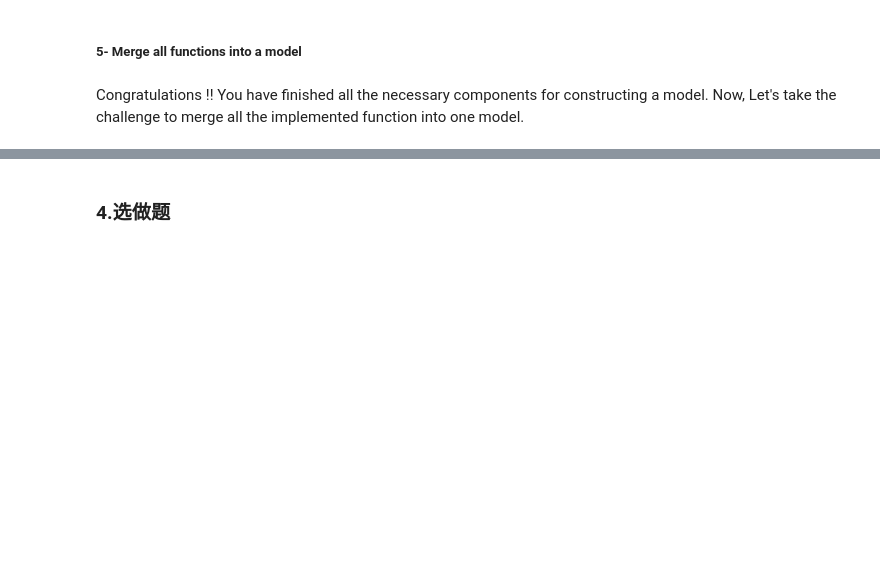
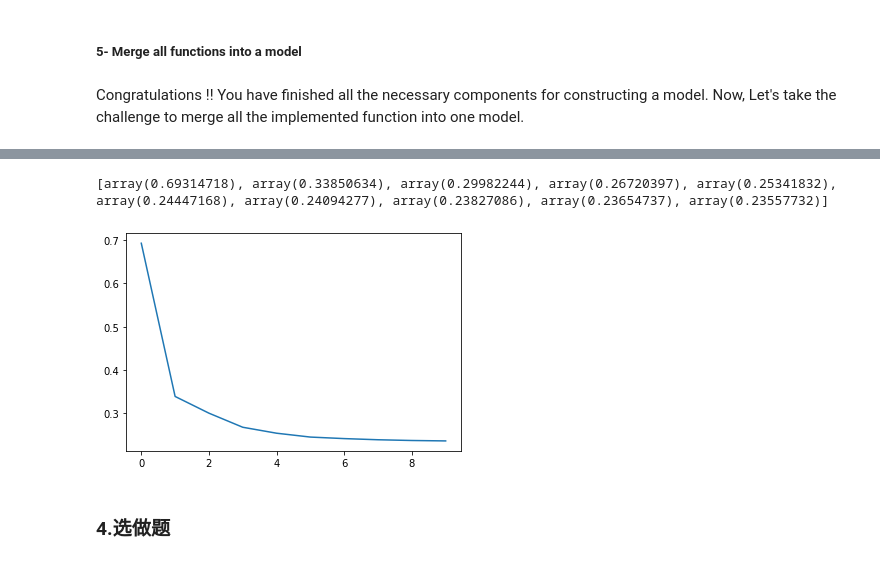
Before and after one commit to haojiefu007/MyPython, a Jupyter notebook: Nlp/assignment_4/Assignment_4.ipynb, the cells around one changed output, grey strips where cells are left out. Drawn from its saved outputs; the diff is of its cells as text; code cells hidden in the pictures; blank space fills up the shorter version.

```diff
--- a/Nlp/assignment_4/Assignment_4.ipynb
+++ b/Nlp/assignment_4/Assignment_4.ipynb
@@ -109,7 +171,7 @@ def sigmoid(z):
     Return:
     s -- sigmoid(z)
     '''
-    s = None
+    s = 1./(1 + np.exp(-1 * z))
 
     return s
 # %%
@@ -124,6 +186,7 @@ sigmoid([0,2]) = None
 Finishe the initialize_parameters function below
 # %%
 # Random innitialize the parameters
+import random
 
 def initialize_parameters(dim):
     '''
@@ -134,8 +197,9 @@ def initialize_parameters(dim):
     b -- initializaed scalar
     '''
 
-    w = None
-    b = None
+    #w = np.random.randn(dim, 1)
+    w = np.zeros((dim, 1))
+    b = 0
 
     assert(w.shape == (dim,1))
     assert(isinstance(b,float) or isinstance(b,int))
@@ -269,7 +381,7 @@ def predict(w, b, X):
 # %% [markdown]
 Congratulations !! You have finished all the necessary components for constructing a model. Now, Let's take the challenge to merge all the implemented function into one model.
 # %%
-def model(X_train, Y_trein, X_test, Y_test, num_iterations, learning_rate,print_cost):
+def model(X_train, Y_train, X_test, Y_test, num_iterations, learning_rate,print_cost):
     """
     Build the logistic regression model by calling all the functions you have implemented.
     Arguments:
@@ -289,4 +401,28 @@ def model(X_train, Y_trein, X_test, Y_test, num_iterations, learning_rate,print_
              "test_accuracy":test_accuracy,
              "cost":cost}
     """
-    None
+    d = {}
+
+    w, b = initialize_parameters(X_train.shape[1])
+    #print(w)
+    #print(b)
+    params, grads, costs = optimize(w, b, X_train, Y_train, num_iterations, learning_rate, print_cost=False)
+
+    Y_train_prediction = predict(params['w'],params['b'],X_train)
+
+    Y_test_prediction = predict(params['w'],params['b'],X_test)
+
+    count = 0
+
+    for i in range(len(Y_test)):
+        if Y_test_prediction[0][i] == Y_test[i]:
+            count += 1
+
+
+    d['w'] = params['w']
+    d['b'] = params['b']
+    d['train_accuracy'] = 1 - np.mean(np.abs(Y_train_prediction - np.array(Y_train).reshape(1, len(Y_train))))
+    d['test_accuracy'] = count / len(Y_test)
+    d['test_accuracy1'] = 1 - np.mean(np.abs(Y_test_prediction - np.array(Y_test).reshape(1, len(Y_test))))
+    d['cost'] = costs
+    return d
@@ -292,0 +529,3 @@ def model(X_train, Y_trein, X_test, Y_test, num_iterations, learning_rate,print_
+# %%
+d = model(X_train, y_train, X_test, y_test, num_iterations = 1000, learning_rate = 1e-2,print_cost = True)
+print(d)
@@ -293,3 +550,10 @@ def model(X_train, Y_trein, X_test, Y_test, num_iterations, learning_rate,print_
+# %%
+print((d['cost']))
+plt.plot(d['cost'])
+plt.show()
+# %% [output]
+[array(0.69314718), array(0.33850634), array(0.29982244), array(0.26720397), array(0.25341832), array(0.24447168), array(0.24094277), array(0.23827086), array(0.23654737), array(0.23557732)]
+[figure, added]
 # %% [markdown]
 ### 4.选做题
 # %% [markdown]
```
Also changed, not shown: parts of 23 cells of this notebook.
